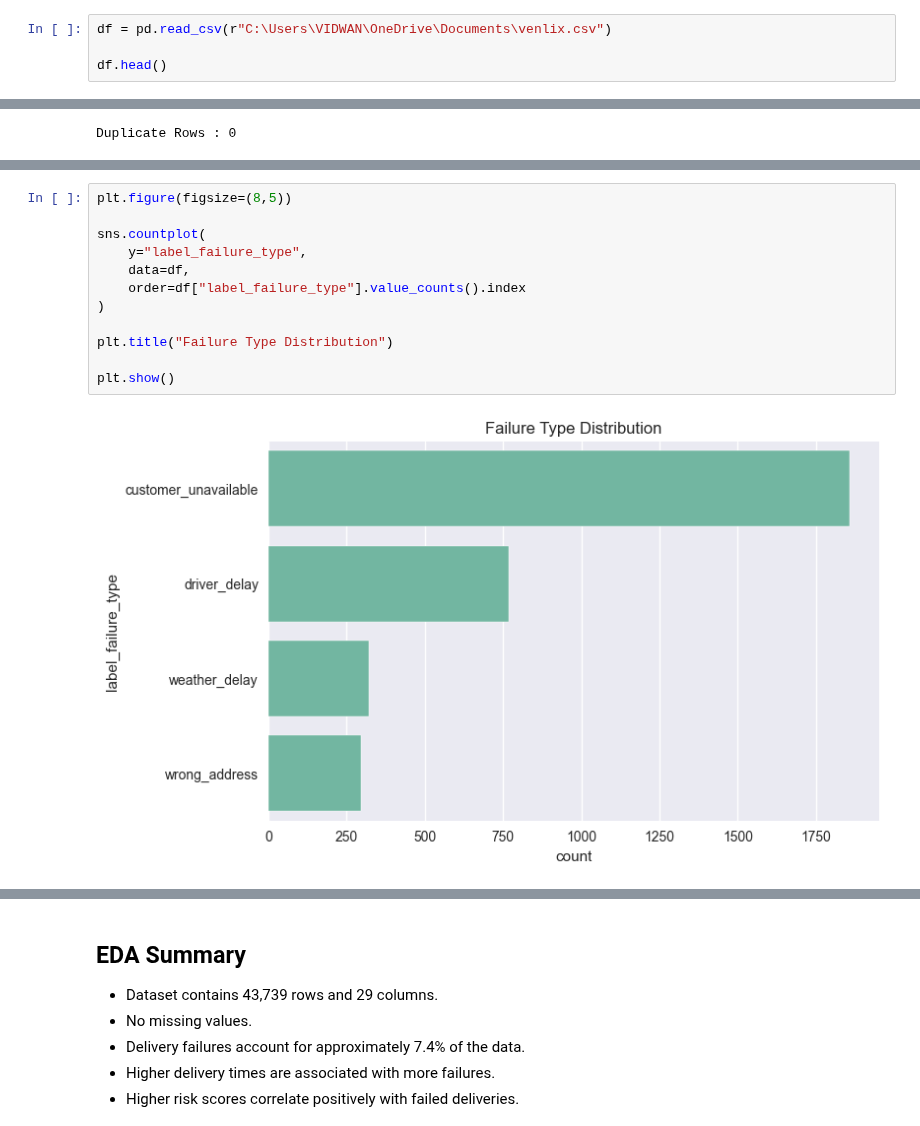
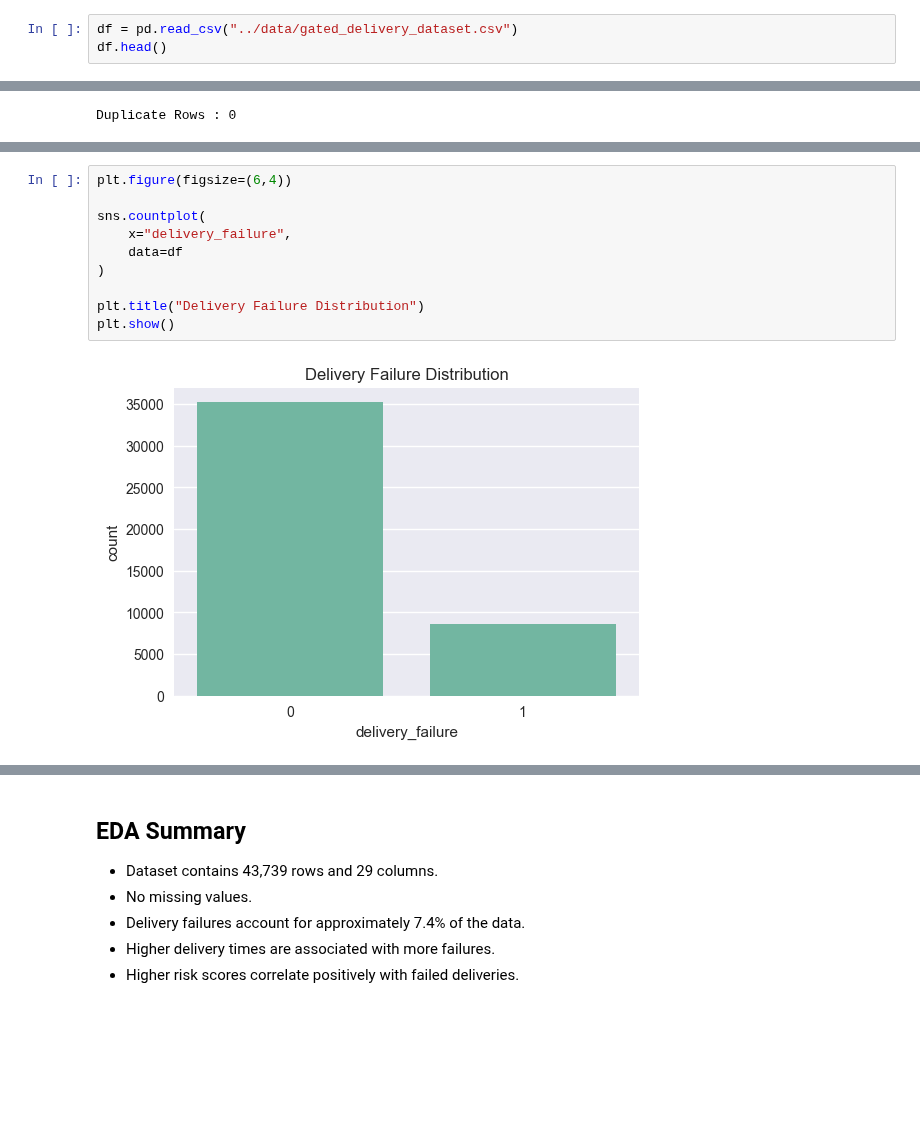
Before and after one commit to vidwansai66/Venlix, a Jupyter notebook: notebooks/02_EDA.ipynb, the cells around one changed output, grey strips where cells are left out. Drawn from its saved outputs; the diff is of its cells as text; blank space fills up the shorter version.

Commit message:
Refactored backend architecture, updated notebooks and datasets

```diff
--- a/notebooks/02_EDA.ipynb
+++ b/notebooks/02_EDA.ipynb
@@ -16,7 +16,6 @@ print("Libraries Imported Successfully ✅")
 # %% [output]
 Libraries Imported Successfully ✅
 # %%
-df = pd.read_csv(r"C:\Users\VIDWAN\OneDrive\Documents\venlix.csv")
-
+df = pd.read_csv("../data/gated_delivery_dataset.csv")
 df.head()
 # %% [output]
@@ -133,17 +125,15 @@ plt.show()
 # %%
-plt.figure(figsize=(8,5))
+plt.figure(figsize=(6,4))
 
 sns.countplot(
-    y="label_failure_type",
-    data=df,
-    order=df["label_failure_type"].value_counts().index
+    x="delivery_failure",
+    data=df
 )
 
-plt.title("Failure Type Distribution")
-
+plt.title("Delivery Failure Distribution")
 plt.show()
 # %% [output]
-[figure, old version]
+[figure, new version]
 # %%
 numerical = [
     "Agent_Age",
```
Also changed, not shown: parts of 21 cells of this notebook, 42 other files.
